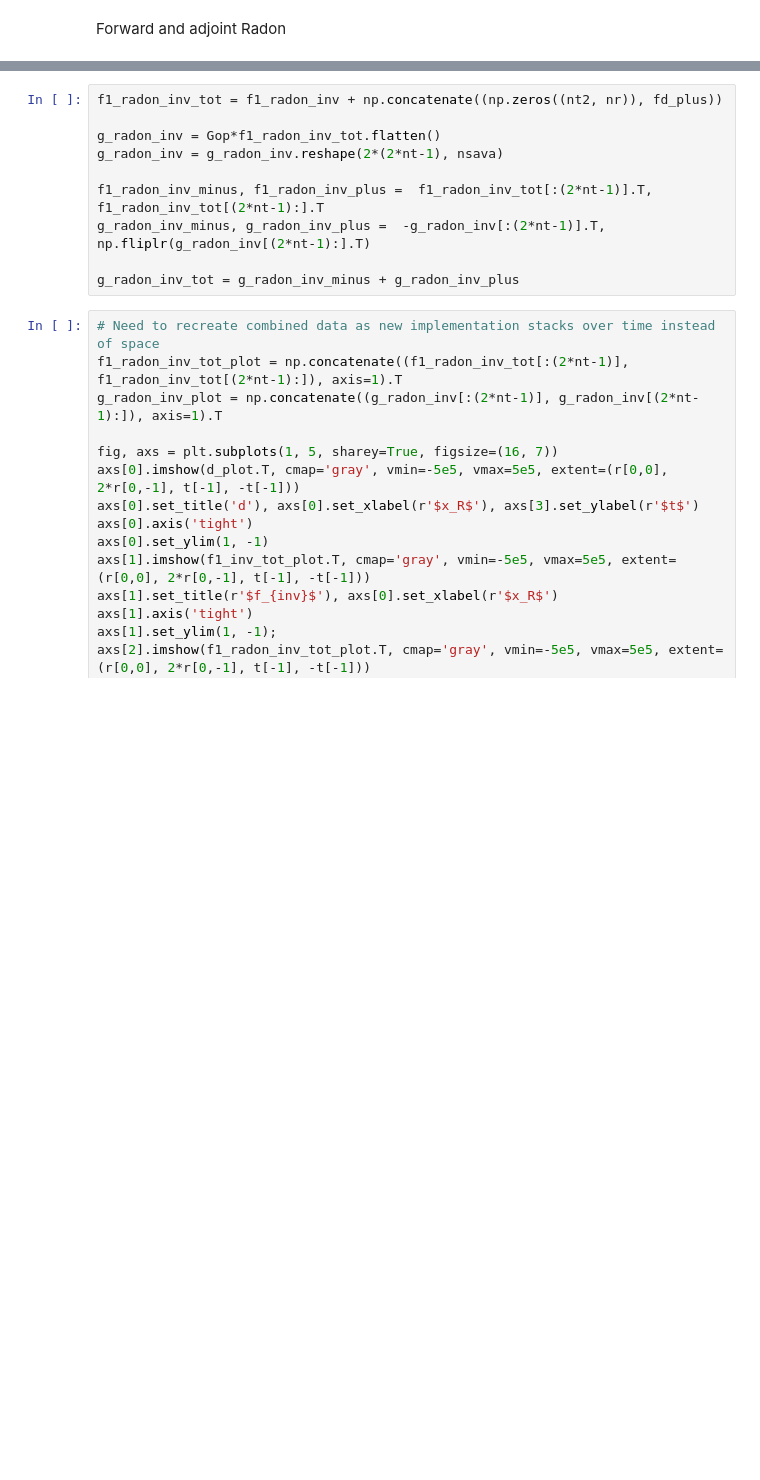
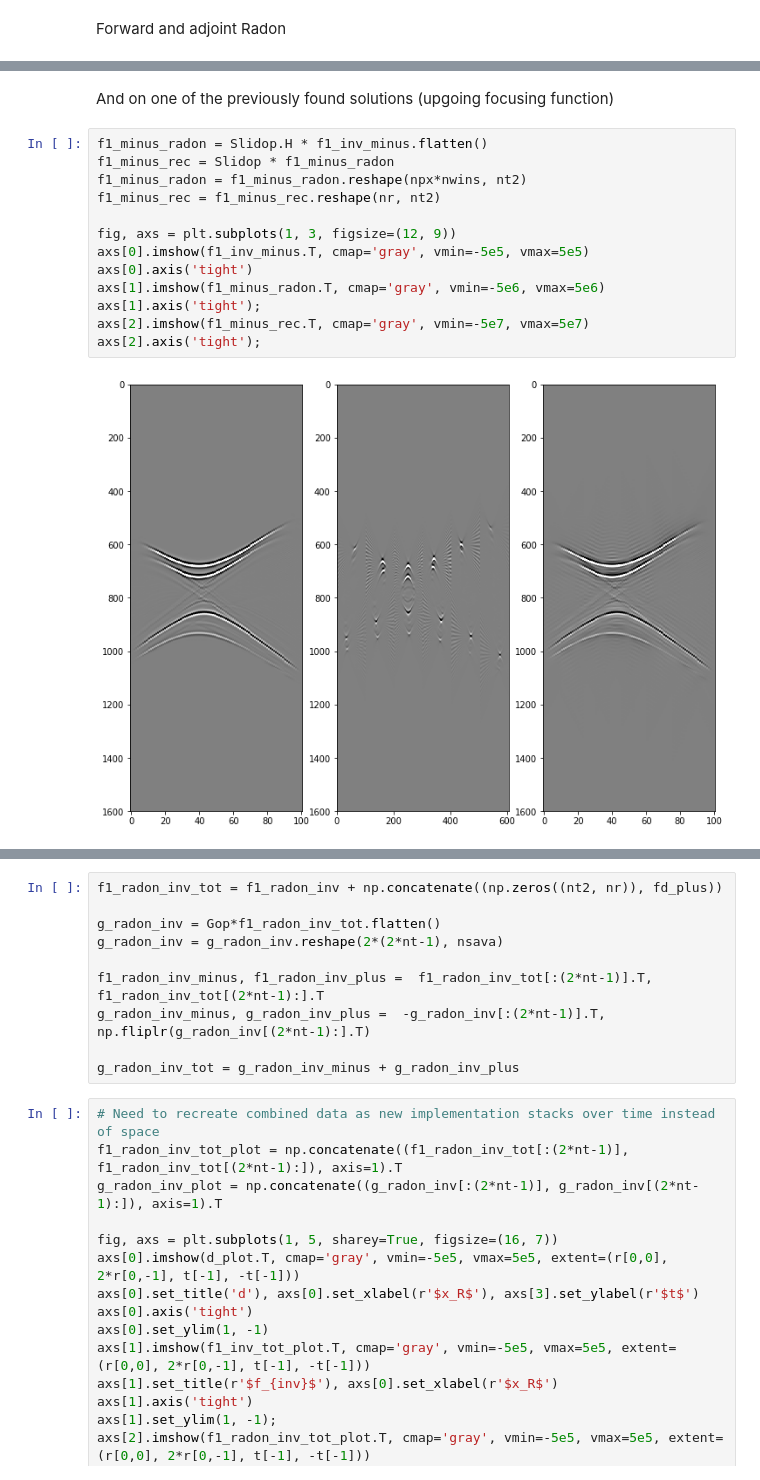
Before and after one commit to PyLops/pylops_notebooks, a Jupyter notebook: developement/Marchenko_missing.ipynb, the cells around one changed output, grey strips where cells are left out. Saved outputs shown, nothing was run; the diff lists cells and outputs as text; blank space fills up the shorter version.

```diff
--- a/developement/Marchenko_missing.ipynb
+++ b/developement/Marchenko_missing.ipynb
@@ -624,4 +608,21 @@ axs[1].axis('tight');
 [figure]
 [figure]
 [figure]
+# %% [markdown]
+And on one of the previously found solutions (upgoing focusing function)
+# %%
+f1_minus_radon = Slidop.H * f1_inv_minus.flatten()
+f1_minus_rec = Slidop * f1_minus_radon
+f1_minus_radon = f1_minus_radon.reshape(npx*nwins, nt2)
+f1_minus_rec = f1_minus_rec.reshape(nr, nt2)
+
+fig, axs = plt.subplots(1, 3, figsize=(12, 9))
+axs[0].imshow(f1_inv_minus.T, cmap='gray', vmin=-5e5, vmax=5e5)
+axs[0].axis('tight')
+axs[1].imshow(f1_minus_radon.T, cmap='gray', vmin=-5e6, vmax=5e6)
+axs[1].axis('tight');
+axs[2].imshow(f1_minus_rec.T, cmap='gray', vmin=-5e7, vmax=5e7)
+axs[2].axis('tight');
+# %% [output]
+[figure, added]
 # %%
```
Also changed, not shown: parts of 14 cells of this notebook.
